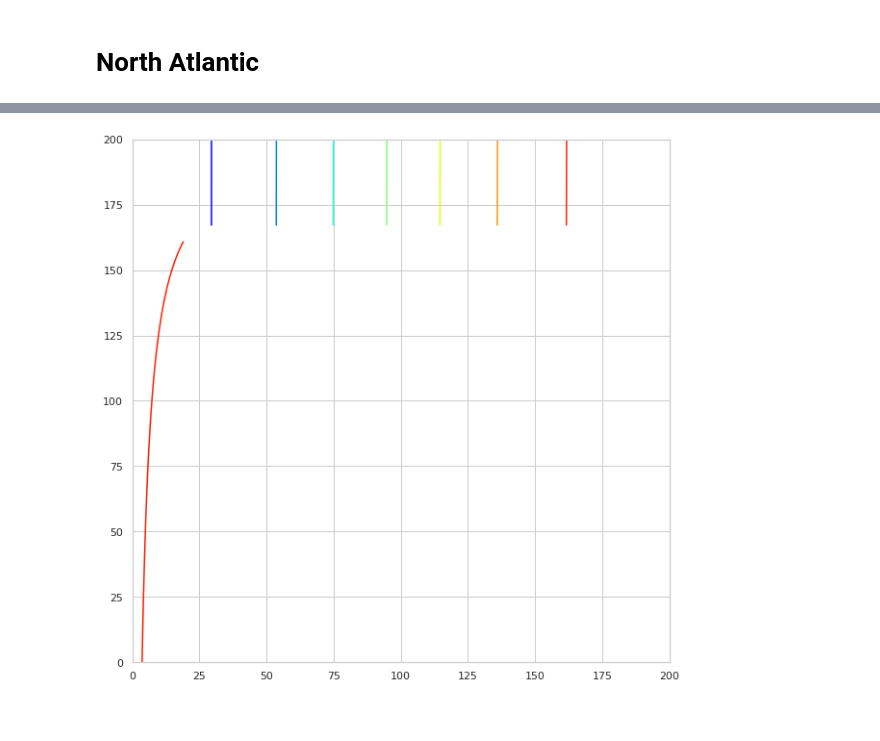
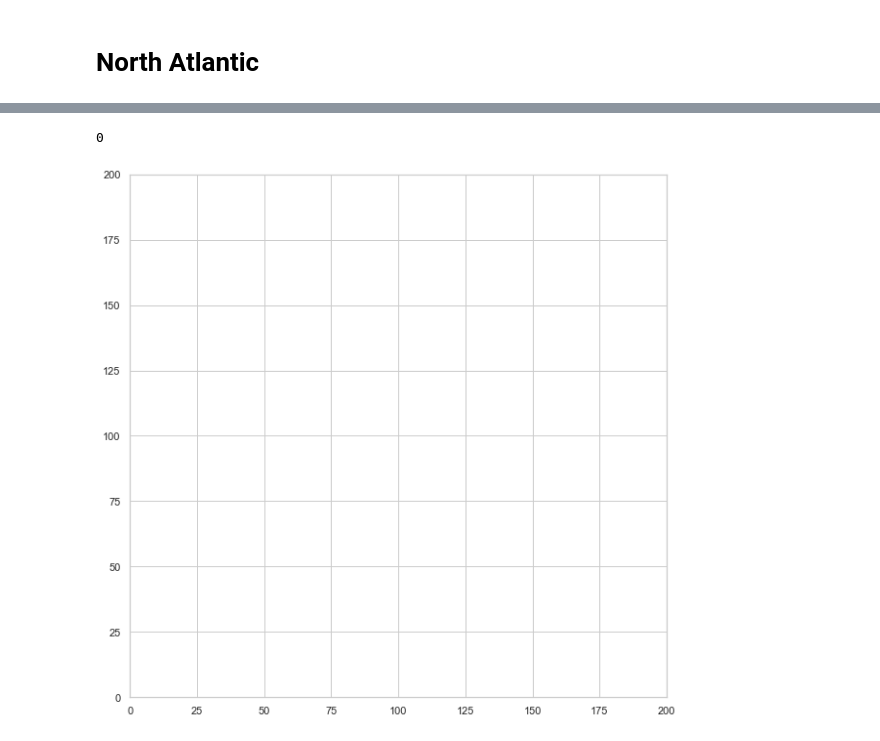
Before and after one commit to profxj/ocea200, a Jupyter notebook: OCEA-201/hw/5/Homework5.ipynb, the cells around one changed output, grey strips where cells are left out. Drawn from its saved outputs; the diff is of its cells as text; code cells hidden in the pictures.

```diff
--- a/OCEA-201/hw/5/Homework5.ipynb
+++ b/OCEA-201/hw/5/Homework5.ipynb
@@ -27,8 +27,8 @@ def contour_plot(field, title=None, cmap='jet', nlevels=8, clabel=True, ax=None,
     else:
         CS = ax.contour(field, levels=nlevels, cmap=cm)
 
-    #if clabel:
-    #    ax.clabel(CS, inline=True, fontsize=12)
+    if clabel:
+        ax.clabel(CS, inline=True, fontsize=12)
     #if title is not None:
     #    ax.set_title(title, fontsize=18.)
 
@@ -37,4 +37,4 @@ def contour_plot(field, title=None, cmap='jet', nlevels=8, clabel=True, ax=None,
 # North Atlantic
 # %%
 reload(ventilated_thermocline)
-xarr, yarr, psi2 = ventilated_thermocline.two_layers()
+xarr, yarr, shadx, shady, outx, outy, poolx, pooly, psi1, psi2, ixt, iyt, h, hp1 = ventilated_thermocline.two_layers()
@@ -55,4 +85,8 @@ array([[-0.025, -0.025, -0.025, ..., -0.025, -0.025, -0.025],
+# %%
+np.sum(np.isfinite(psi1))
+# %% [output]
+0
 # %%
-contour_plot(psi2)#, x=xarr, y=yarr)
+contour_plot(psi1)#, x=xarr, y=yarr)
 # %% [output]
-[figure, old version]
+[figure, new version]
```
Also changed, not shown: parts of 6 cells of this notebook, 1 other file.
